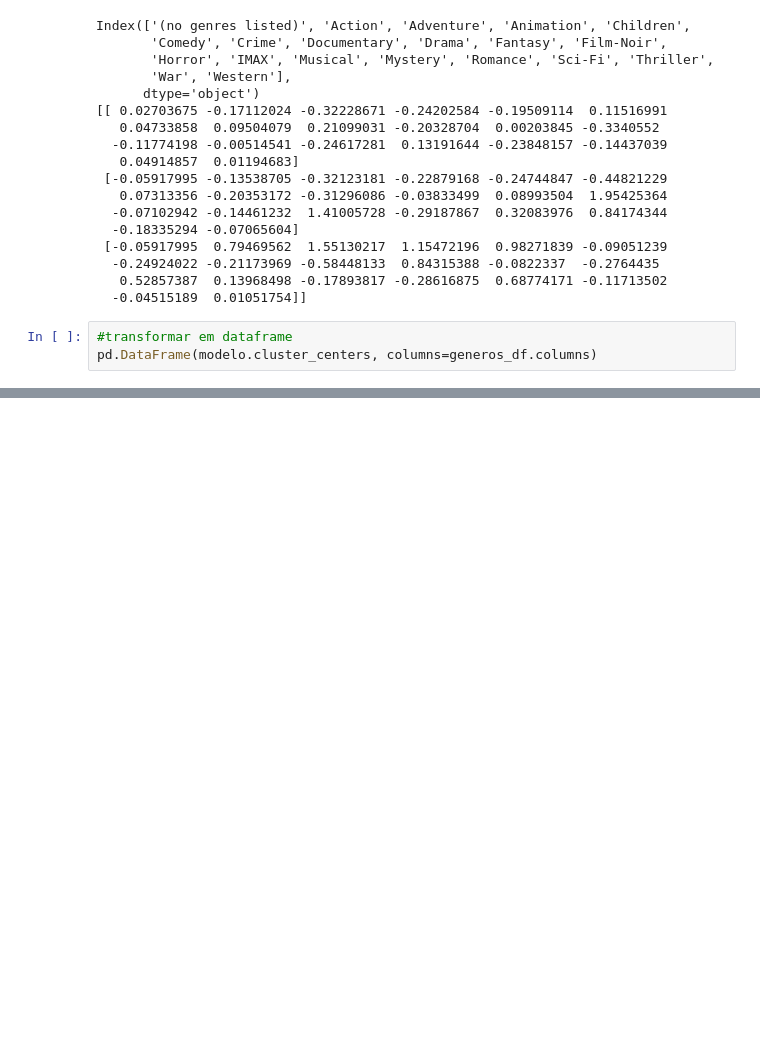
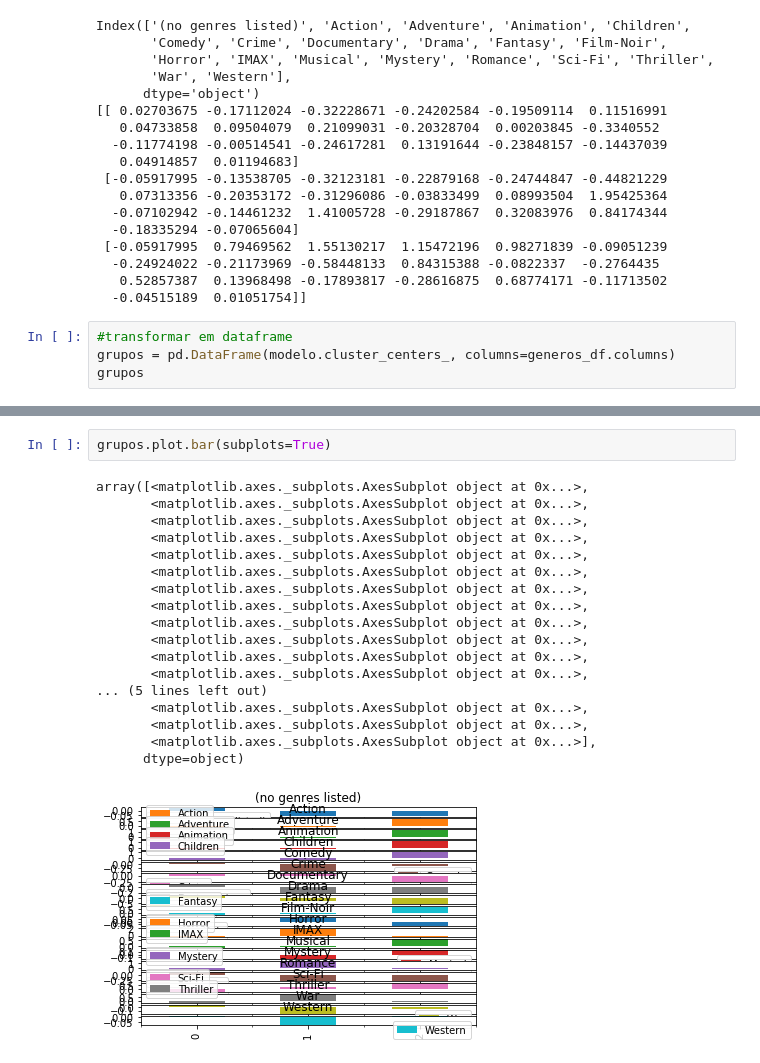
Before and after one commit to EduardoMoraesRitter/machine-learning-algoritmos-nao-supervisionados, a Jupyter notebook: 1_modelo_nao_supervisionado.ipynb, the cells around one changed output, grey strips where cells are left out. Cells and saved outputs as stored; diff of their text form; blank space fills up the shorter version.

```diff
--- a/1_modelo_nao_supervisionado.ipynb
+++ b/1_modelo_nao_supervisionado.ipynb
@@ -167,5 +167,6 @@ Index(['(no genres listed)', 'Action', 'Adventure', 'Animation', 'Children',
   -0.04515189  0.01051754]]
 # %%
 #transformar em dataframe
-pd.DataFrame(modelo.cluster_centers, columns=generos_df.columns)
+grupos = pd.DataFrame(modelo.cluster_centers_, columns=generos_df.columns)
+grupos
 # %% [output]
@@ -172,0 +177,21 @@ AttributeError: ignored
+# %%
+grupos.plot.bar(subplots=True)
+# %% [output]
+array([<matplotlib.axes._subplots.AxesSubplot object at 0x...>,
+       <matplotlib.axes._subplots.AxesSubplot object at 0x...>,
+       <matplotlib.axes._subplots.AxesSubplot object at 0x...>,
+       <matplotlib.axes._subplots.AxesSubplot object at 0x...>,
+       <matplotlib.axes._subplots.AxesSubplot object at 0x...>,
+       <matplotlib.axes._subplots.AxesSubplot object at 0x...>,
+       <matplotlib.axes._subplots.AxesSubplot object at 0x...>,
+       <matplotlib.axes._subplots.AxesSubplot object at 0x...>,
+       <matplotlib.axes._subplots.AxesSubplot object at 0x...>,
+       <matplotlib.axes._subplots.AxesSubplot object at 0x...>,
+       <matplotlib.axes._subplots.AxesSubplot object at 0x...>,
+       <matplotlib.axes._subplots.AxesSubplot object at 0x...>,
+... (5 lines left out)
+       <matplotlib.axes._subplots.AxesSubplot object at 0x...>,
+       <matplotlib.axes._subplots.AxesSubplot object at 0x...>,
+       <matplotlib.axes._subplots.AxesSubplot object at 0x...>],
+      dtype=object)
+[figure, added]
```
Also changed, not shown: parts of 1 cell of this notebook.
